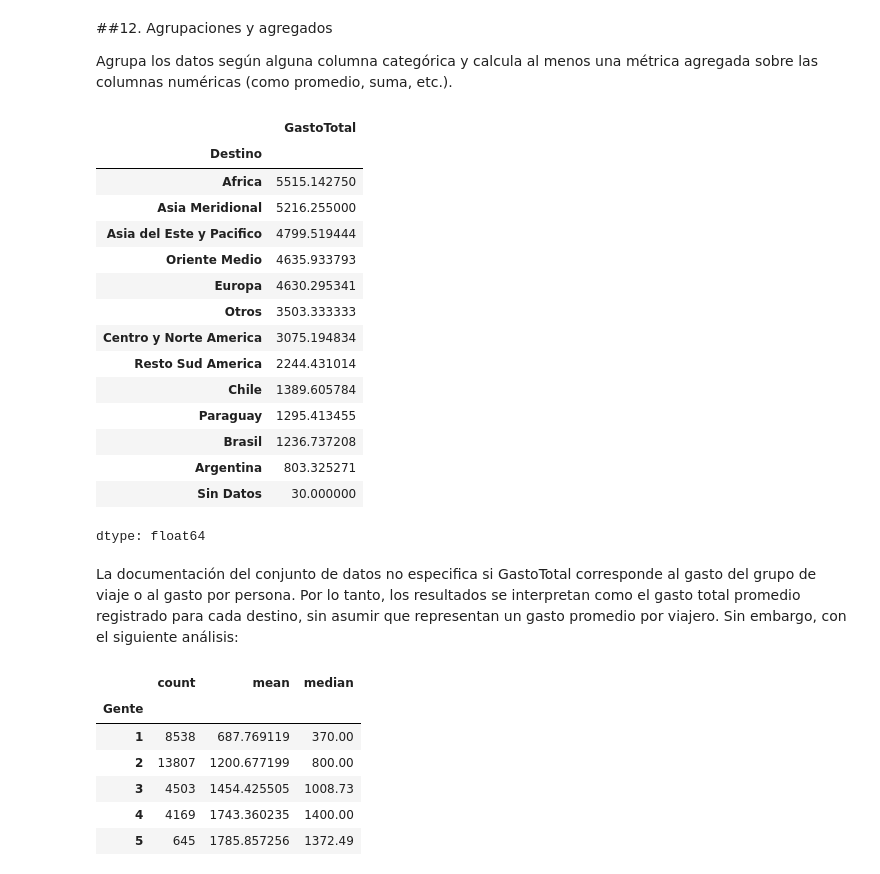
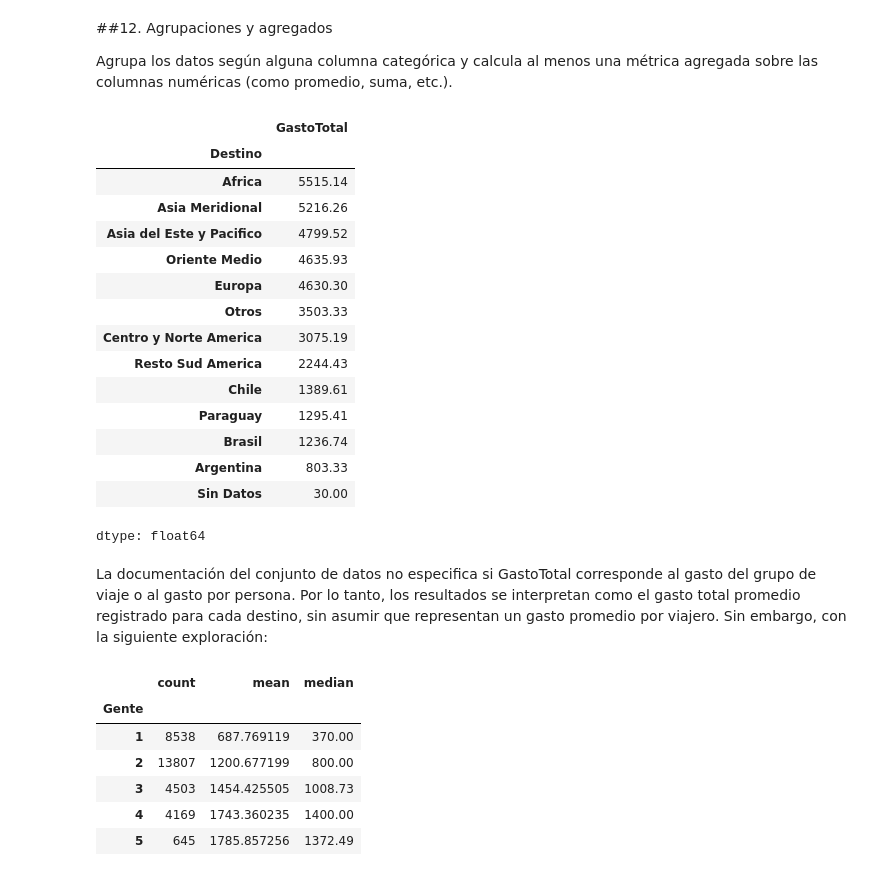
Before and after one commit to ignacionachorodriguez/entrega1-turismo, a Jupyter notebook: entrega1.ipynb, the cells around one changed output. Cells and saved outputs as stored; diff of their text form; code cells hidden in the pictures.

```diff
--- a/entrega1.ipynb
+++ b/entrega1.ipynb
@@ -424,32 +424,32 @@ Agrupa los datos según alguna columna categórica y calcula al menos una métri
 # %%
 gasto_promedio_destino = (
     df_emisivo
     .groupby("Destino")["GastoTotal"] # Agrupamos los registros según el destino del viaje
-    .mean() # Calculamos el promedio del gasto total para cada destino
-    .sort_values(ascending=False) # Los ordenamos de forma descendente
-)
+    .mean() # Calculamos el gasto total promedio para cada destino
+    .sort_values(ascending=False) # Ordenamos los resultados de mayor a menor
+).round(2)
 
 gasto_promedio_destino
 # %% [output]
 |  | GastoTotal |
 | Destino |  |
-| Africa | 5515.142750 |
-| Asia Meridional | 5216.255000 |
-| Asia del Este y Pacifico | 4799.519444 |
-| Oriente Medio | 4635.933793 |
-| Europa | 4630.295341 |
-| Otros | 3503.333333 |
-| Centro y Norte America | 3075.194834 |
-| Resto Sud America | 2244.431014 |
-| Chile | 1389.605784 |
-| Paraguay | 1295.413455 |
-| Brasil | 1236.737208 |
-| Argentina | 803.325271 |
-| Sin Datos | 30.000000 |
+| Africa | 5515.14 |
+| Asia Meridional | 5216.26 |
+| Asia del Este y Pacifico | 4799.52 |
+| Oriente Medio | 4635.93 |
+| Europa | 4630.30 |
+| Otros | 3503.33 |
+| Centro y Norte America | 3075.19 |
+| Resto Sud America | 2244.43 |
+| Chile | 1389.61 |
+| Paraguay | 1295.41 |
+| Brasil | 1236.74 |
+| Argentina | 803.33 |
+| Sin Datos | 30.00 |
 dtype: float64
 # %% [markdown]
 La documentación del conjunto de datos no especifica si GastoTotal corresponde al gasto del grupo de viaje o al gasto por persona. Por lo tanto, los resultados se interpretan como el gasto total promedio registrado para cada destino, sin asumir que representan un gasto promedio por viajero.
-Sin embargo, con el siguiente análisis:
+Sin embargo, con la siguiente exploración:
 # %%
 df_emisivo.groupby("Gente")["GastoTotal"].agg(["count", "mean", "median"]) # Agrupamos por gente, contamos la cantidad de valores, y calculamos el promedio y la mediana
 # %% [output]
```
Also changed, not shown: parts of 7 cells of this notebook.
